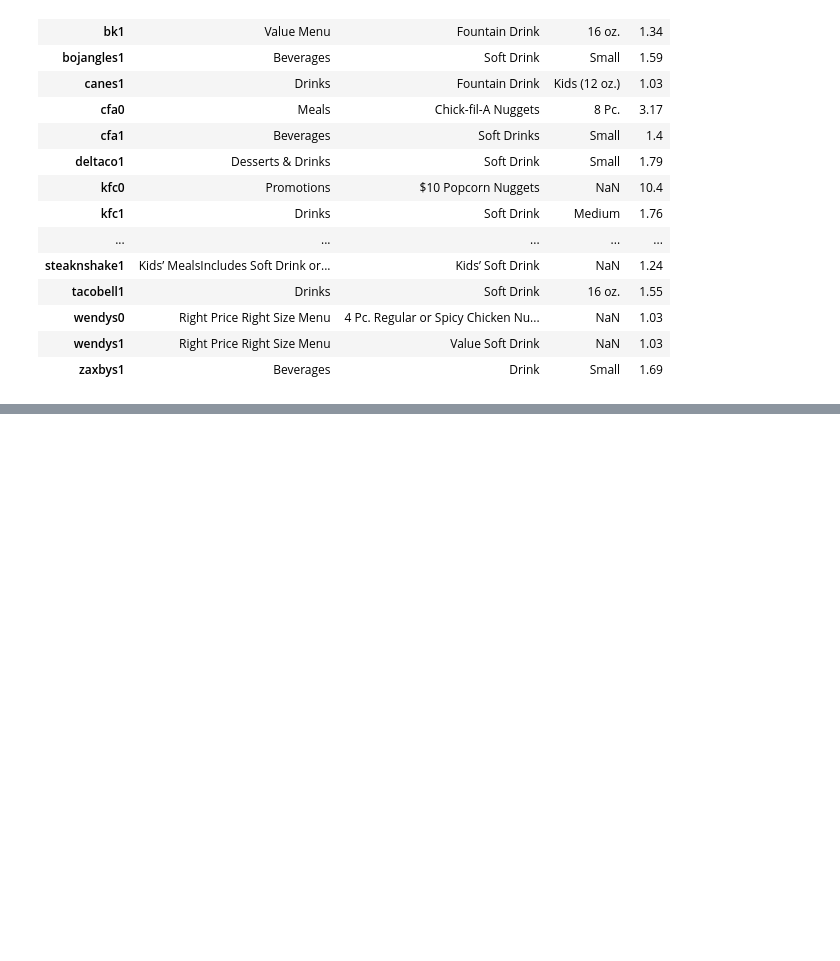
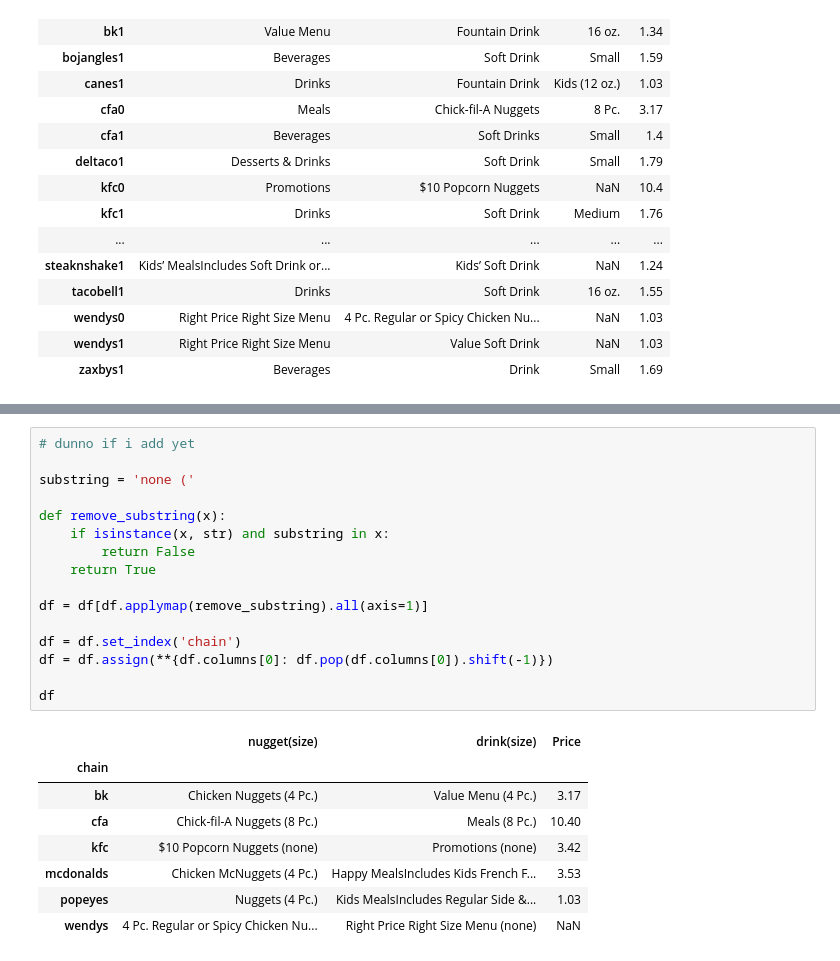
Before and after one commit to maddiehope/hacks8, a Jupyter notebook: cleaning_datasets.ipynb, the cells around one changed output, grey strips where cells are left out. Drawn from its saved outputs; the diff is of its cells as text; blank space fills up the shorter version.

```diff
--- a/cleaning_datasets.ipynb
+++ b/cleaning_datasets.ipynb
@@ -243,0 +286,25 @@ df
+# %%
+# dunno if i add yet
+
+substring = 'none ('
+
+def remove_substring(x):
+    if isinstance(x, str) and substring in x:
+        return False
+    return True
+
+df = df[df.applymap(remove_substring).all(axis=1)]
+
+df = df.set_index('chain')
+df = df.assign(**{df.columns[0]: df.pop(df.columns[0]).shift(-1)})
+
+df
+# %% [output]
+|  | nugget(size) | drink(size) | Price |
+| chain |  |  |  |
+| bk | Chicken Nuggets (4 Pc.) | Value Menu (4 Pc.) | 3.17 |
+| cfa | Chick-fil-A Nuggets (8 Pc.) | Meals (8 Pc.) | 10.40 |
+| kfc | $10 Popcorn Nuggets (none) | Promotions (none) | 3.42 |
+| mcdonalds | Chicken McNuggets (4 Pc.) | Happy MealsIncludes Kids French F... | 3.53 |
+| popeyes | Nuggets (4 Pc.) | Kids MealsIncludes Regular Side &... | 1.03 |
+| wendys | 4 Pc. Regular or Spicy Chicken Nu... | Right Price Right Size Menu (none) | NaN |
```
Also changed, not shown: parts of 8 cells of this notebook, 3 other files.
